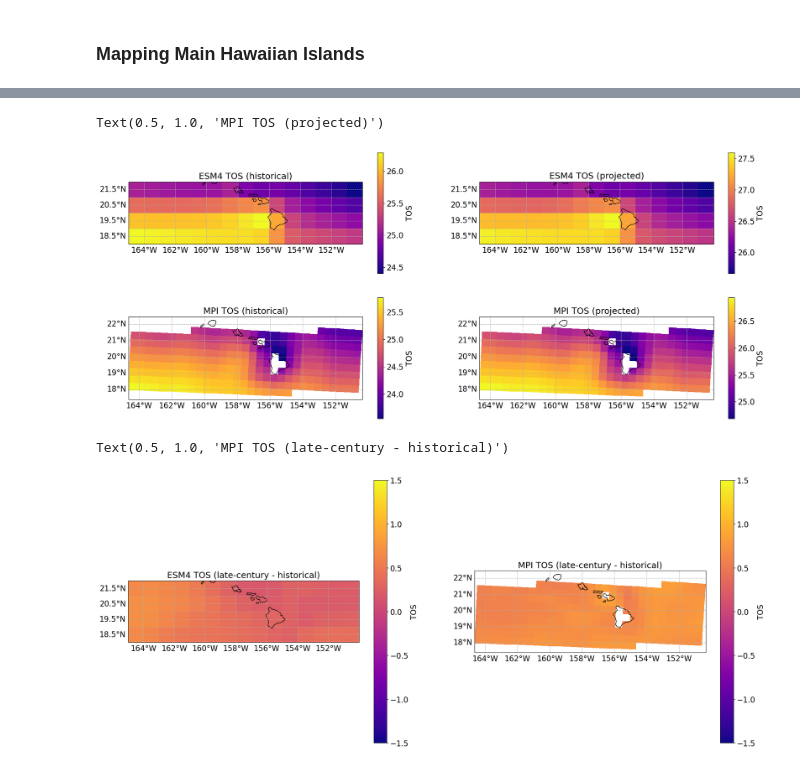
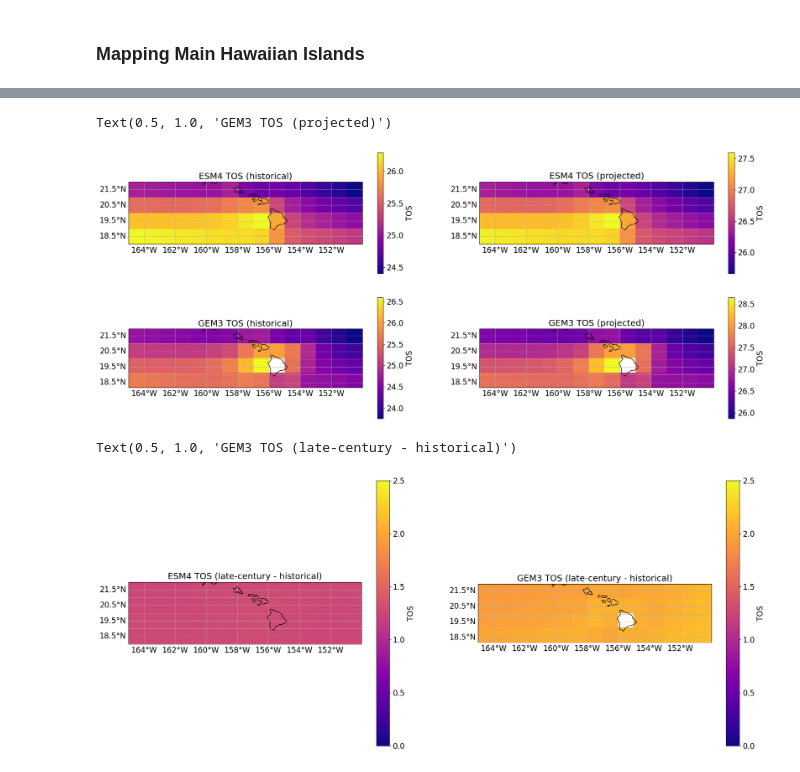
Before and after one commit to tommats00/EDS296_project, a Jupyter notebook: hawaii_analysis.ipynb, the cells around one changed output, grey strips where cells are left out. Saved outputs shown, nothing was run; the diff lists cells and outputs as text; code cells hidden in the pictures.

Commit message:
finish project

```diff
--- a/hawaii_analysis.ipynb
+++ b/hawaii_analysis.ipynb
@@ -185,5 +198,5 @@ plt.show()
 # %%
 # Concatenate ESM4 data
 ESM4_245 = xr.concat([hist_data_ESM4, proj_data_ESM4], dim = "time")
-# Concatenate MPI data
-MPI_245 = xr.concat([hist_data_MPI, proj_data_MPI], dim = 'time')
+# Concatenate GEM3 data
+GEM3_245 = xr.concat([hist_data_GEM3, proj_data_GEM3], dim = 'time')
@@ -342,28 +214,27 @@ v20190710
 # %%
-tos_MPI_mm_hist_mask = (tos_MPI_mm.time.dt.year >= 1850) & (tos_MPI_mm.time.dt.year <= 2015)
-tos_MPI_mm_proj_mask = (tos_MPI_mm.time.dt.year >= 2015) & (tos_MPI_mm.time.dt.year <= 2100)
+# Mask the time series data for historical and projection periods
+tos_GEM3_mm_hist_mask = (tos_GEM3_mm.time.dt.year >= 1850) & (tos_GEM3_mm.time.dt.year <= 2015)
+tos_GEM3_mm_proj_mask = (tos_GEM3_mm.time.dt.year >= 2015) & (tos_GEM3_mm.time.dt.year <= 2100)
 
 tos_ESM4_mm_hist_mask = (tos_ESM4_mm.time.dt.year >= 1850) & (tos_ESM4_mm.time.dt.year <= 2015)
 tos_ESM4_mm_proj_mask = (tos_ESM4_mm.time.dt.year >= 2015) & (tos_ESM4_mm.time.dt.year <= 2100)
 # %%
+# Get data for historical period
+ESM4_hist_mm = tos_ESM4_mm.sel(time=tos_ESM4_mm_hist_mask)
+GEM3_hist_mm = tos_GEM3_mm.sel(time=tos_GEM3_mm_hist_mask)
 
-# Get data for an earlier period
-ESM4_hist_mm = tos_ESM4_mm.sel(time=tos_ESM4_mm_hist_mask)
-MPI_hist_mm = tos_MPI_mm.sel(time=tos_MPI_mm_hist_mask)
-
-# Get data for a later period
+# Get data for a projected period
 ESM4_proj_mm = tos_ESM4_mm.sel(time=tos_ESM4_mm_proj_mask)
-# Get data for a later period (corrected)
-MPI_proj_mm = tos_MPI_mm.sel(time=tos_MPI_mm_proj_mask)
+GEM3_proj_mm = tos_GEM3_mm.sel(time=tos_GEM3_mm_proj_mask)
 # %%
 # Calculate the ensemble means
 ESM4_hist_mm_mean = ESM4_hist_mm.mean(dim="time")
 
 ESM4_proj_mm_mean = ESM4_proj_mm.mean(dim="time")
 
-MPI_hist_mm_mean = MPI_hist_mm.mean(dim="time")
+GEM3_hist_mm_mean = GEM3_hist_mm.mean(dim="time")
 
-MPI_proj_mm_mean = MPI_proj_mm.mean(dim="time")
+GEM3_proj_mm_mean = GEM3_proj_mm.mean(dim="time")
 # %%
 # historical and projected trends of the two models
 map = ccrs.PlateCarree()
@@ -415,10 +286,10 @@ cbar1.ax.tick_params(labelsize=16)
 
 axes[0,1].set_title("ESM4 TOS (projected)", fontsize=18)
 
-# Subplot 3: MPI Historical
-plot3 = axes[1,0].pcolormesh(MPI_hist_mm_mean.longitude,
-                           MPI_hist_mm_mean.latitude,
-                           MPI_hist_mm_mean.tos,
+# Subplot 3: GEM3 Historical
+plot3 = axes[1,0].pcolormesh(GEM3_hist_mm_mean.longitude,
+                           GEM3_hist_mm_mean.latitude,
+                           GEM3_hist_mm_mean.tos,
                            transform=map, cmap="plasma")
 
 # Add coastlines, state borders, and gridlines
@@ -426,40 +297,40 @@ axes[1,0].add_feature(cfeature.COASTLINE)
 axes[1,0].add_feature(cfeature.STATES, linestyle=":")
 gl1 = axes[1,0].gridlines(draw_labels=True, linestyle="--")
 gl1.top_labels = False
 gl1.right_labels = False
 gl1.xlabel_style = {'size': 16}
 gl1.ylabel_style = {'size': 16}
 
 # Add colorbar
 cbar1 = plt.colorbar(plot3, ax=axes[1,0], orientation='vertical', pad=0.05)
 cbar1.set_label("TOS", fontsize=16)
 cbar1.ax.tick_params(labelsize=16)
 
-axes[1,0].set_title("MPI TOS (historical)", fontsize=18)
+axes[1,0].set_title("GEM3 TOS (historical)", fontsize=18)
 
-# Subplot 2: MPI
-plot4 = axes[1,1].pcolormesh(MPI_proj_mm_mean.longitude,
-                           MPI_proj_mm_mean.latitude,
-                           MPI_proj_mm_mean.tos,
+# Subplot 2: GEM3
+plot4 = axes[1,1].pcolormesh(GEM3_proj_mm_mean.longitude,
+                           GEM3_proj_mm_mean.latitude,
+                           GEM3_proj_mm_mean.tos,
                            transform=map, cmap="plasma")
 
 # Add coastlines, state borders, and gridlines
 axes[1,1].add_feature(cfeature.COASTLINE)
 axes[1,1].add_feature(cfeature.STATES, linestyle=":")
 gl1 = axes[1,1].gridlines(draw_labels=True, linestyle="--")
 gl1.top_labels = False
 gl1.right_labels = False
 gl1.xlabel_style = {'size': 16}
 gl1.ylabel_style = {'size': 16}
 
 # Add colorbar
 cbar1 = plt.colorbar(plot4, ax=axes[1,1], orientation='vertical', pad=0.05)
 cbar1.set_label("TOS", fontsize=16)
 cbar1.ax.tick_params(labelsize=16)
 
-axes[1,1].set_title("MPI TOS (projected)", fontsize=18)
+axes[1,1].set_title("GEM3 TOS (projected)", fontsize=18)
 # %% [output]
-Text(0.5, 1.0, 'MPI TOS (projected)')
+Text(0.5, 1.0, 'GEM3 TOS (projected)')
-[figure, old version]
+[figure, new version]
 # %%
 # Calculate the differences
@@ -472,4 +339,5 @@ MPI_diff_mm_mean = MPI_diff_mm.mean(dim="member")
 # %%
+# Plotting the differences
 map = ccrs.PlateCarree()
 
 # Make a figure with two subplots
@@ -479,7 +347,7 @@ fig, axes = plt.subplots(ncols=2, figsize=(24, 10), subplot_kw={"projection": ma
 plot1 = axes[0].pcolormesh(ESM4_diff_mm_mean.lon,
                            ESM4_diff_mm_mean.lat,
                            ESM4_diff_mm_mean.tos,
-                           transform=map, cmap="plasma", vmin=-1.5, vmax=1.5)
+                           transform=map, cmap="plasma", vmin=0, vmax=2.5)
 
 # Add coastlines, state borders, and gridlines
 axes[0].add_feature(cfeature.COASTLINE)
@@ -497,11 +365,11 @@ cbar1.ax.tick_params(labelsize=16)
 
 axes[0].set_title("ESM4 TOS (late-century - historical)", fontsize=18)
 
-# Subplot 2: MPI
-plot2 = axes[1].pcolormesh(MPI_diff_mm_mean.longitude,
-                           MPI_diff_mm_mean.latitude,
-                           MPI_diff_mm_mean.tos,
-                           transform=map, cmap="plasma", vmin=-1.5, vmax=1.5)
+# Subplot 2: GEM3
+plot2 = axes[1].pcolormesh(GEM3_diff_mm_mean.longitude,
+                           GEM3_diff_mm_mean.latitude,
+                           GEM3_diff_mm_mean.tos,
+                           transform=map, cmap="plasma", vmin=0, vmax=2.5)
 
 # Add coastlines, state borders, and gridlines
 axes[1].add_feature(cfeature.COASTLINE)
@@ -517,8 +385,8 @@ cbar1 = plt.colorbar(plot2, ax=axes[1], orientation='vertical', pad=0.05)
 cbar1.set_label("TOS", fontsize=16)
 cbar1.ax.tick_params(labelsize=16)
 
-axes[1].set_title("MPI TOS (late-century - historical)", fontsize=18)
+axes[1].set_title("GEM3 TOS (late-century - historical)", fontsize=18)
 # %% [output]
-Text(0.5, 1.0, 'MPI TOS (late-century - historical)')
+Text(0.5, 1.0, 'GEM3 TOS (late-century - historical)')
-[figure, old version]
+[figure, new version]
 # %% [markdown]
```
Also changed, not shown: parts of 28 cells of this notebook.
